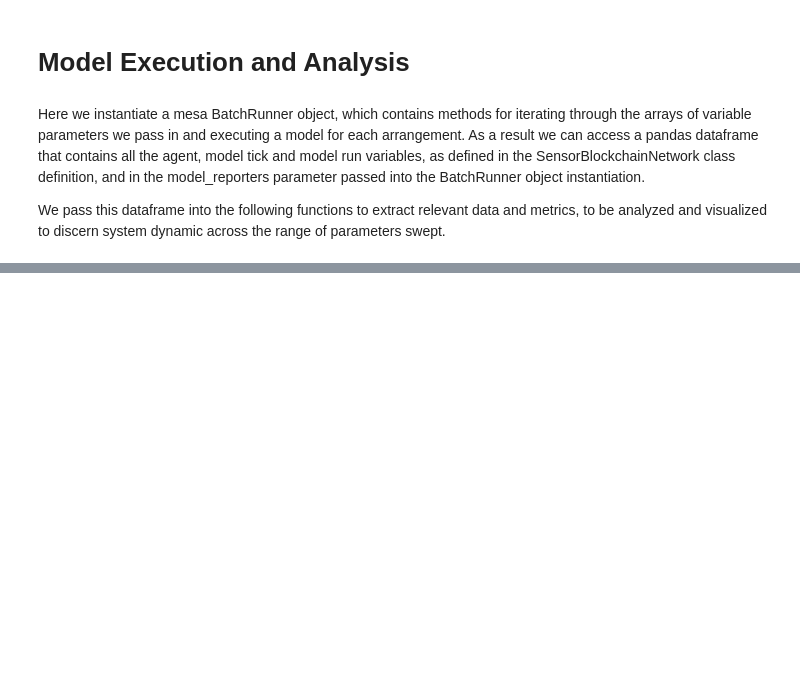
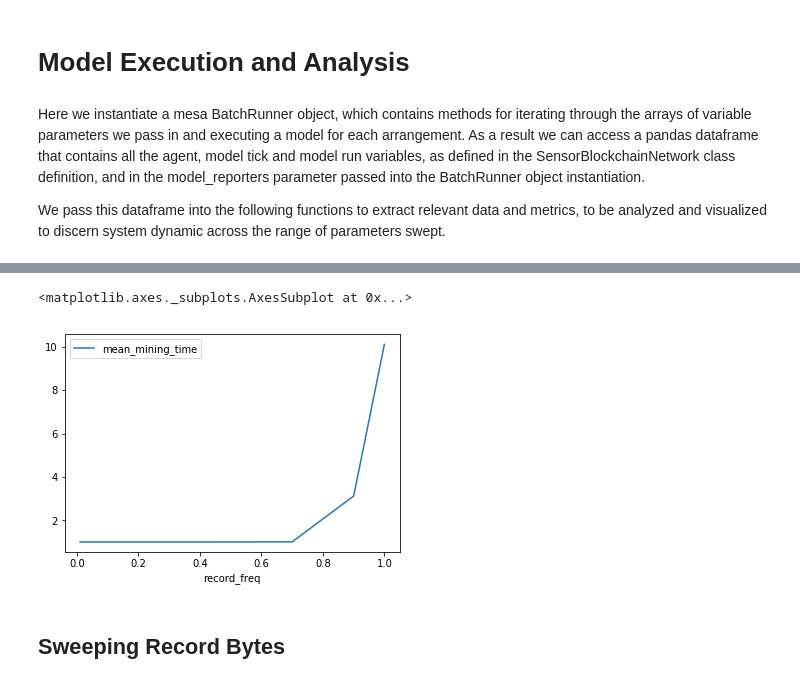
Before and after one commit to johnx25bd/ucl-dissertation, a Jupyter notebook: models/abm/in-development/connected_network/blockchain-model.ipynb, the cells around one changed output, grey strips where cells are left out. Drawn from its saved outputs; the diff is of its cells as text; code cells hidden in the pictures; blank space fills up the shorter version.

Commit message:
More progress on initial analysis of first model run

```diff
--- a/models/abm/in-development/connected_network/blockchain-model.ipynb
+++ b/models/abm/in-development/connected_network/blockchain-model.ipynb
@@ -747,0 +592,15 @@ Name: mining_time, dtype: float64
+# %%
+batch_runner_record_freq = BatchRunner(
+    SensorBlockchainNetwork,
+    variable_params_record_freq,
+    fixed_params_2,
+    iterations = 1,
+    max_steps = 300,
+    model_reporters = {"data_collector": lambda m: m.datacollector,
+                      "agent_expiry_ticks": get_agent_expiry_ticks,
+                      "mining_summary": get_mining_summary}
+)
+# %%
+batch_runner_record_freq.run_all()
+# %%
+batch_record_freq_df = batch_runner_record_freq.get_model_vars_dataframe()
@@ -747,0 +609,9 @@ Name: mining_time, dtype: float64
+# %%
+batch_record_freq_mining_summary = extract_mining_summary_from_batch_df(batch_record_freq_df)
+# %%
+batch_record_freq_mining_summary.plot.line(x='record_freq',y='mean_mining_time')
+# %% [output]
+<matplotlib.axes._subplots.AxesSubplot at 0x...>
+[figure, added]
+# %% [markdown]
+## Sweeping Record Bytes
```
Also changed, not shown: parts of 48 cells of this notebook.
